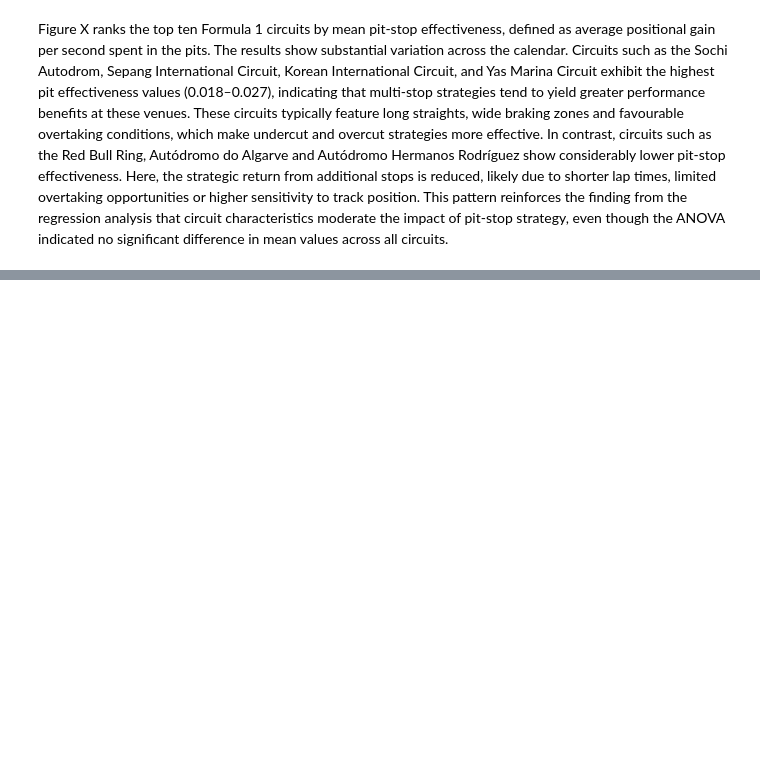
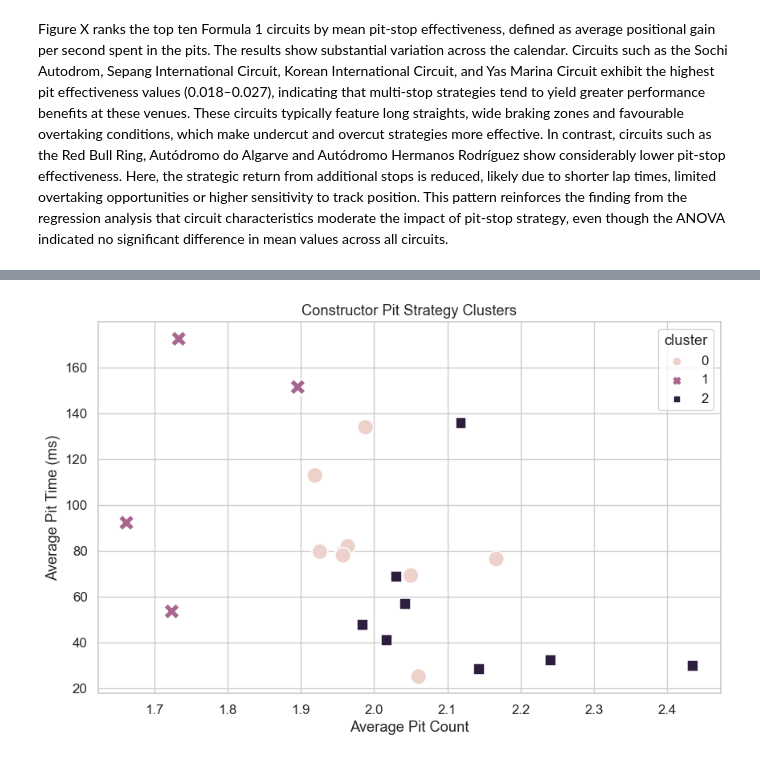
Before and after one commit to mahaejaz2699/Dissertation, a Jupyter notebook: data.ipynb, the cells around one changed output, grey strips where cells are left out. Drawn from its saved outputs; the diff is of its cells as text; code cells hidden in the pictures; blank space fills up the shorter version.

```diff
--- a/data.ipynb
+++ b/data.ipynb
@@ -2691,0 +2810,15 @@ The regression confirms that starting grid position remains the dominant predict
+# %%
+#applying gaussian
+team_stats = (
+    df_constructors
+    .groupby('constructor')[[
+        'pit_count',
+        'avg_pit_time',
+        'first_stop_lap',
+        'last_stop_lap'
+    ]]
+    .mean()
+    .reset_index()
+)
+
+print(team_stats.columns)
@@ -2691,0 +2829,15 @@ The regression confirms that starting grid position remains the dominant predict
+# %%
+team_stats['avg_pit_time'] = team_stats['avg_pit_time'] / 1000
+# %%
+from sklearn.preprocessing import StandardScaler
+from sklearn.mixture import GaussianMixture
+
+features = ['pit_count','avg_pit_time','first_stop_lap','last_stop_lap']
+
+scaler = StandardScaler()
+X = scaler.fit_transform(team_stats[features])
+
+gmm = GaussianMixture(n_components=3, random_state=42)
+team_stats['cluster'] = gmm.fit_predict(X)
+
+team_stats
@@ -2691,0 +2862,16 @@ The regression confirms that starting grid position remains the dominant predict
+# %%
+plt.figure(figsize=(10,6))
+sns.scatterplot(
+    x=team_stats['pit_count'],
+    y=team_stats['avg_pit_time'],
+    hue=team_stats['cluster'],
+    style=team_stats['cluster'],
+    s=200
+)
+
+plt.title("Constructor Pit Strategy Clusters")
+plt.xlabel("Average Pit Count")
+plt.ylabel("Average Pit Time (ms)")
+plt.show()
+# %% [output]
+[figure, added]
```
Also changed, not shown: parts of 55 cells of this notebook.
